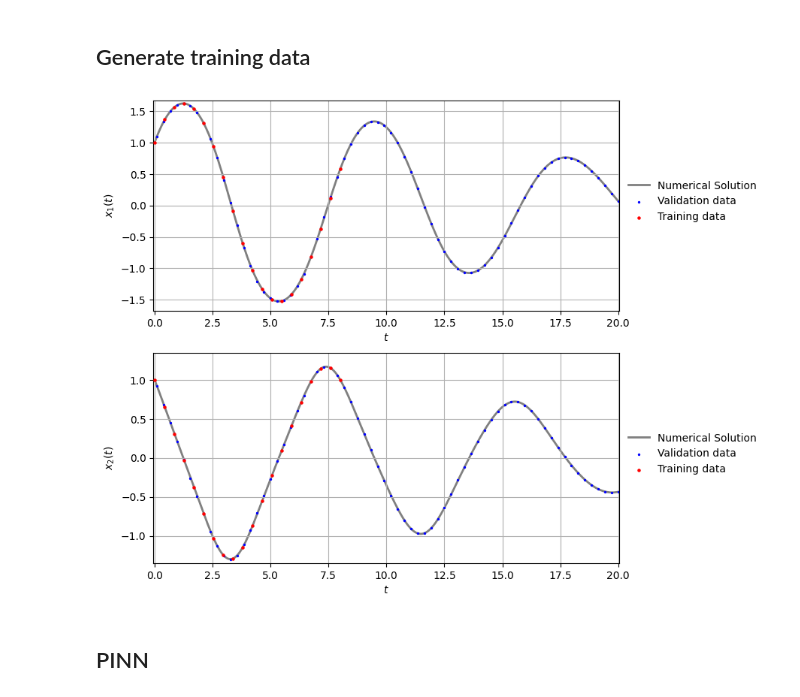
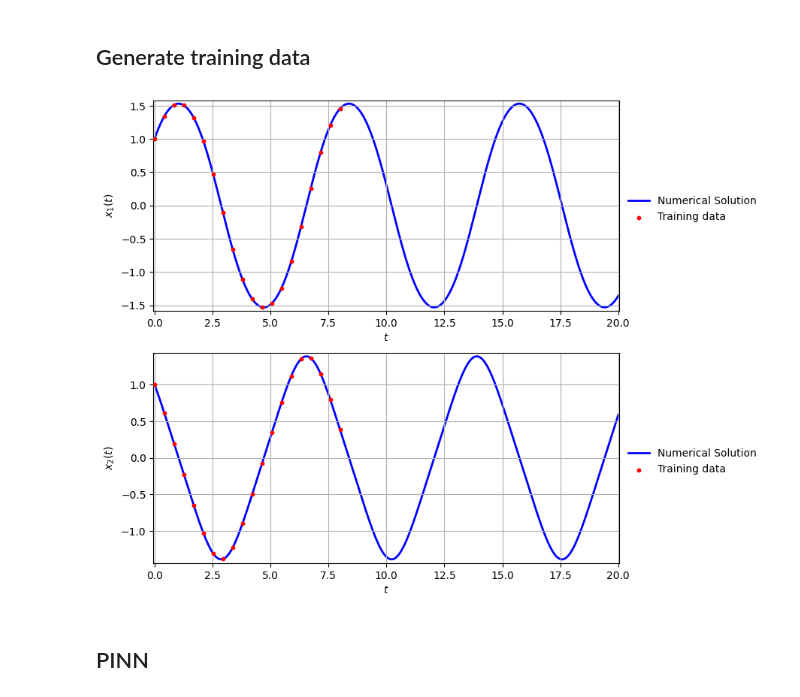
Before and after one commit to Mehdi-Haned/PINNs-Spring2025, a Jupyter notebook: systems/PINN_systems.ipynb, the cells around one changed output. Cells and saved outputs as stored; diff of their text form; code cells hidden in the pictures.

```diff
--- a/systems/PINN_systems.ipynb
+++ b/systems/PINN_systems.ipynb
@@ -14,31 +26,18 @@ torch.manual_seed(12)
 # %% [markdown]
 ## Generate training data
+# %%
+# Parameters and initial conditions
+X0 = [1, 1]
+w0 = 1
+
+# time domain
+ti, tf, N = 0, 20, 10_000
+
+def f1(x1, x2, t): return x2
+
+def f2(x1, x2, t): return -(w0**2)*sin(x1)
 # %%
-# Parameters and initial conditions
-# w0^2 = g/L,
-
-X0 = [1, 1]
-b  = 0.2
-w0 = 1
-
-# time domain
-ti = 0
-tf = 20
-N  = 1000
-
 t = torch.linspace(ti, tf, N).view(-1,1)
-
-def f1(x1, x2, t):
-    if isinstance(x1, torch.Tensor) and isinstance(x1, torch.Tensor):
-        return x2
-    else:
-        return x2
-
-def f2(x1, x2, t):
-    if isinstance(x1, torch.Tensor) and isinstance(x1, torch.Tensor):
-        return -torch.sin(x1) - b*x2 + 0.3*torch.cos(0.7*t)
-    else:
-        return -np.sin(x1) - b*x2 + 0.3*np.cos(0.7*t)
 
 # Numerical Solution
 def ODE(X, t):
@@ -51,47 +50,45 @@ x2       = solution[:,1]
 x1_max   = torch.abs(x1).max().item()
 x2_max   = torch.abs(x2).max().item()
 
 # solution.dtype = np.double
 
 # Pick points for training
 N_training = 20
-t_data  = torch.linspace(ti, tf*0.4, N_training).view(-1,1)
+t_data     = torch.linspace(ti, tf*0.4, N_training).view(-1,1)
 training_data = solution[torch.searchsorted(t.flatten(), t_data.flatten()), :]
-x1_data = training_data[:,0].view(-1,1)
-x2_data = training_data[:,1].view(-1,1)
+x1_data       = training_data[:,0].view(-1,1)
+x2_data       = training_data[:,1].view(-1,1)
 
 # Pick a few points for validation
-N_validation = 70
-t_val  = torch.linspace(ti+0.1, tf, N_validation).view(-1,1)
+N_validation = 100
+t_val        = torch.linspace(ti+0.1, tf, N_validation).view(-1,1)
 validation_data = solution[torch.searchsorted(t.flatten(), t_val.flatten()), :]
-x1_val = validation_data[:,0].view(-1,1)
-x2_val = validation_data[:,1].view(-1,1)
+x1_val          = validation_data[:,0].view(-1,1)
+x2_val          = validation_data[:,1].view(-1,1)
 
 fig, axes = plt.subplots(nrows=2, ncols=1, figsize=(8, 8))
 
-axes[0].plot(t, x1, label="Numerical Solution", color='grey', lw=2, alpha=1, linestyle='-', zorder=1)
-axes[0].scatter(t_val, x1_val, color="blue", label="Validation data", s=2, zorder=2)
-axes[0].scatter(t_data, x1_data, color="red", label="Training data", s=5, zorder=3)
+axes[0].plot(t, x1, label="Numerical Solution", color='blue', lw=2, alpha=1, linestyle='-', zorder=1)
+axes[0].scatter(t_data, x1_data, color="red", label="Training data", s=10, zorder=3)
 axes[0].set_xlim(ti-.05, tf+0.05)
 axes[0].set_ylim(-x1_max-.05, x1_max+0.05)
 axes[0].set_xlabel('$t$')
 axes[0].set_ylabel('$x_1(t)$')
 axes[0].legend(frameon=False, loc=(1.01, 0.40))
 axes[0].grid()
 
-axes[1].plot(t, x2, label="Numerical Solution", color='grey', lw=2, alpha=1, linestyle='-', zorder=1)
-axes[1].scatter(t_val, x2_val, color="blue", label="Validation data", s=2, zorder=2)
-axes[1].scatter(t_data, x2_data, color="red", label="Training data", s=5, zorder=3)
+axes[1].plot(t, x2, label="Numerical Solution", color='blue', lw=2, alpha=1, linestyle='-', zorder=1)
+axes[1].scatter(t_data, x2_data, color="red", label="Training data", s=10, zorder=3)
 axes[1].set_xlim(ti-.05, tf+0.05)
 axes[1].set_ylim(-x2_max-.05, x2_max+0.05)
 axes[1].set_xlabel('$t$')
 axes[1].set_ylabel('$x_2(t)$')
 axes[1].legend(frameon=False, loc=(1.01, 0.40))
 axes[1].grid()
 
 plt.show()
 # %% [output]
-[figure, old version]
+[figure, new version]
 # %% [markdown]
 ## PINN
 # %%
```
Also changed, not shown: parts of 7 cells of this notebook, 13 other files.
